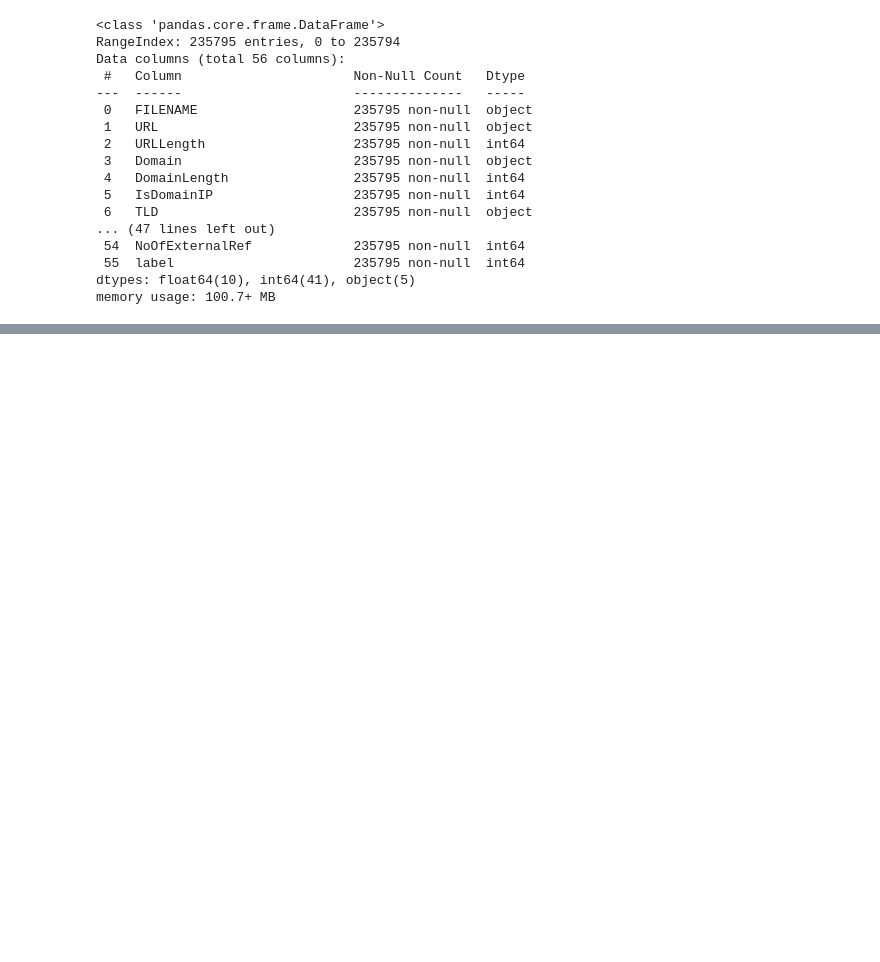
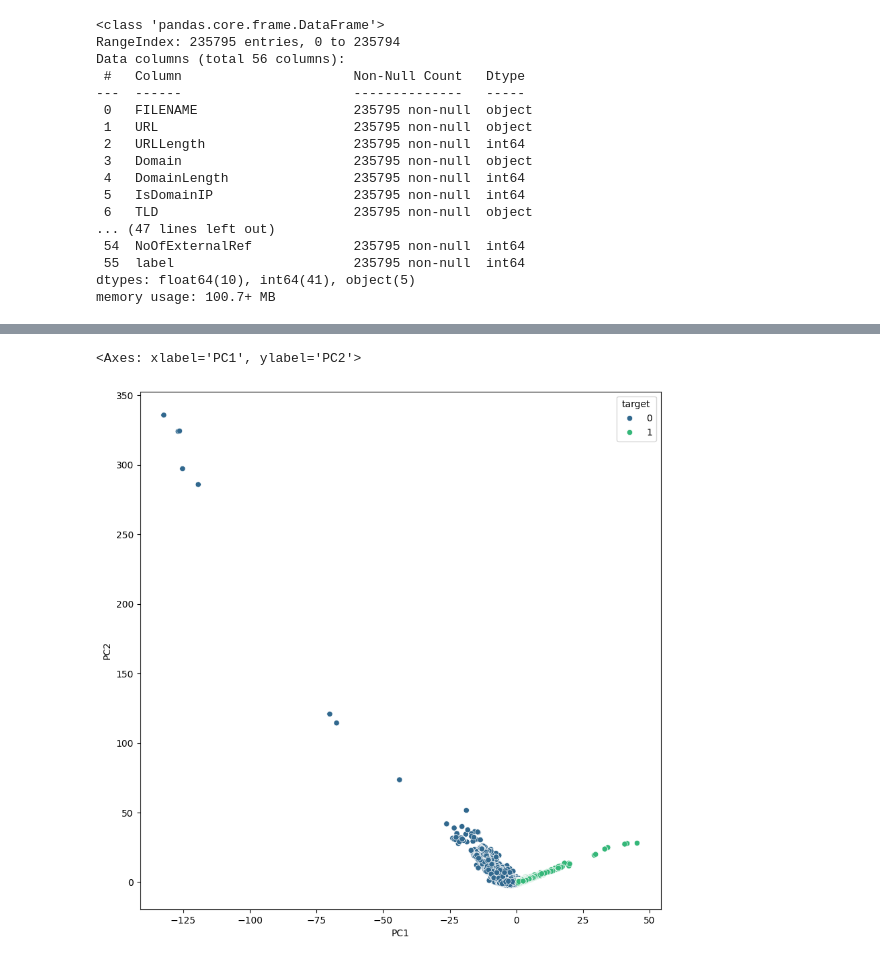
Before and after one commit to gerryfrank10/AI2025, a Jupyter notebook: DPA_PHISHING_URL.ipynb, the cells around one changed output, grey strips where cells are left out. Cells and saved outputs as stored; diff of their text form; code cells hidden in the pictures; blank space fills up the shorter version.

```diff
--- a/DPA_PHISHING_URL.ipynb
+++ b/DPA_PHISHING_URL.ipynb
@@ -177,0 +304,14 @@ ValueError: could not convert string to float: '521848.txt'
+# %%
+# Scale the features
+from sklearn.preprocessing import StandardScaler
+scaler = StandardScaler()
+X_scaled = scaler.fit_transform(X)
+# %%
+# Performing PCA on the standardized data
+from sklearn.decomposition import PCA
+pca = PCA(n_components=2)
+X_pca = pca.fit_transform(X_scaled)
+
+pca_df = pd.DataFrame(data=X_pca, columns=['PC1', 'PC2'])
+pca_df['target'] = y
+pca_df.head()
@@ -177,0 +325,7 @@ ValueError: could not convert string to float: '521848.txt'
+# %%
+# Visualizing 2D projection
+plt.figure(figsize=(10,10))
+sns.scatterplot(data=pca_df, x='PC1', y='PC2', hue='target', palette='viridis')
+# %% [output]
+<Axes: xlabel='PC1', ylabel='PC2'>
+[figure, added]
```
Also changed, not shown: parts of 14 cells of this notebook.
